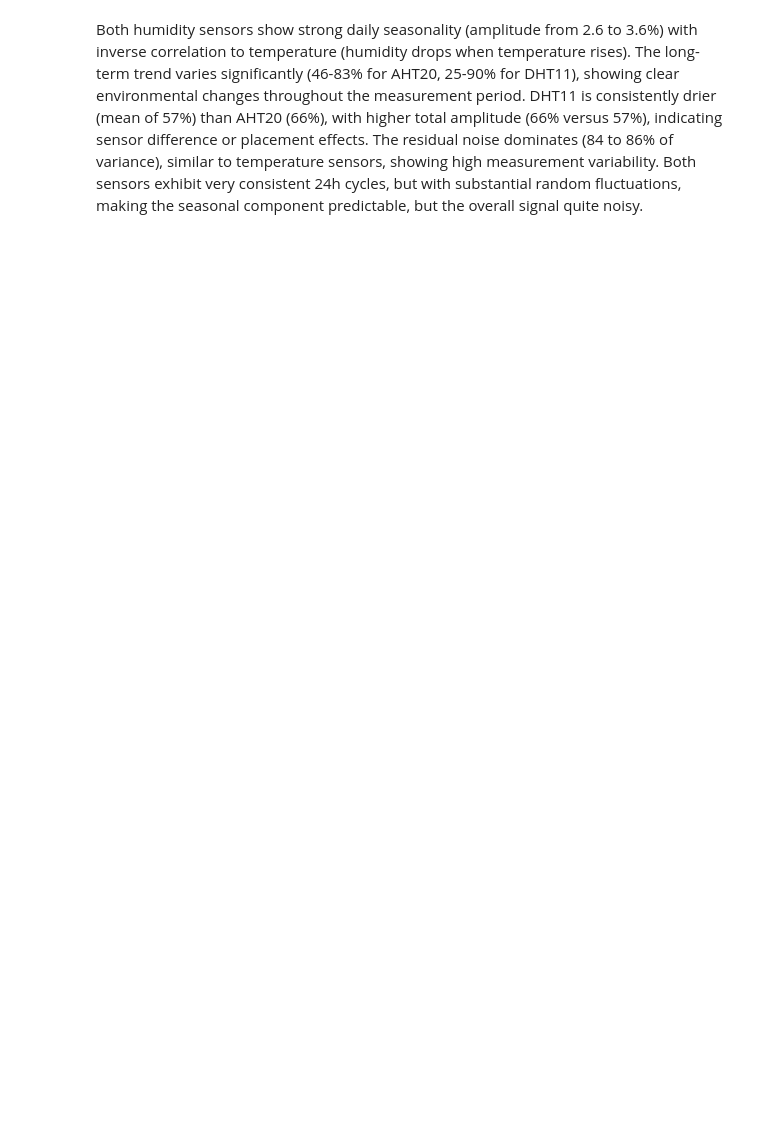
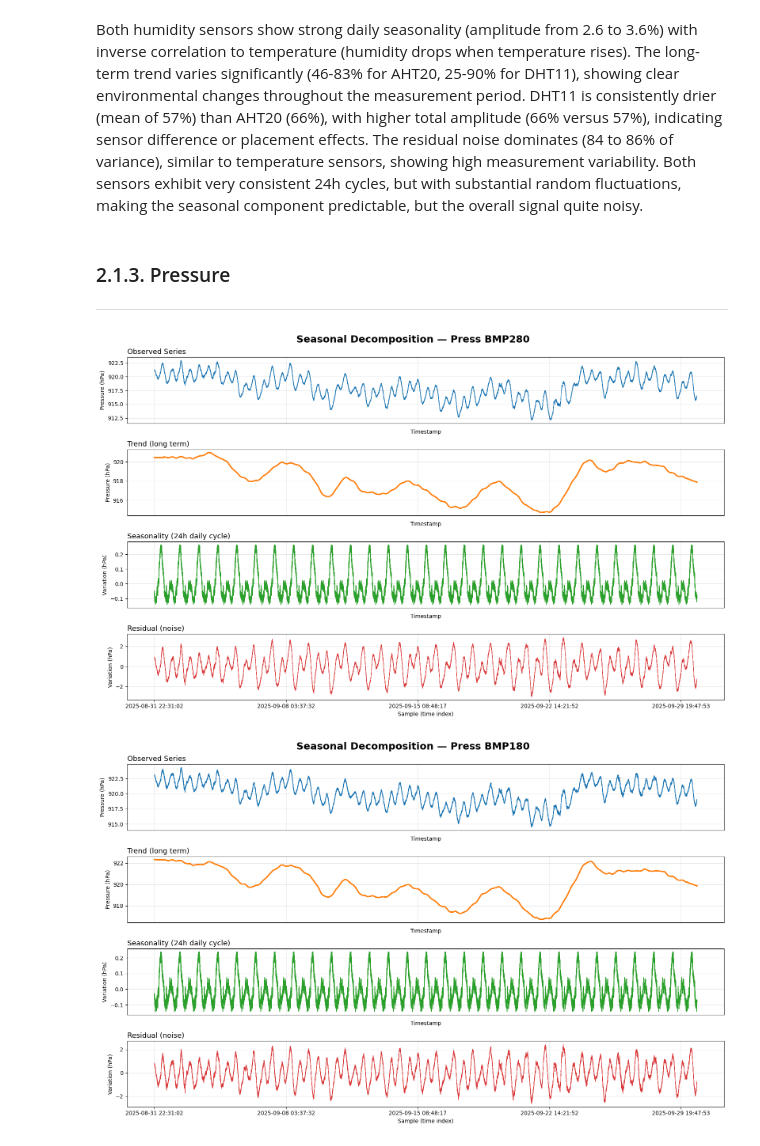
Before and after one commit to JonasSouza871/PolySense-Station-, a Jupyter notebook: Data_Analysis/Time_Series_Decomposition/Time_Series_Decomposition.ipynb, the cells around one changed output. Cells and saved outputs as stored; diff of their text form; code cells hidden in the pictures; blank space fills up the shorter version.

Commit message:
Add time series decomposition analysis for pressure

```diff
--- a/Data_Analysis/Time_Series_Decomposition/Time_Series_Decomposition.ipynb
+++ b/Data_Analysis/Time_Series_Decomposition/Time_Series_Decomposition.ipynb
@@ -352,3 +352,64 @@ display(df_metrics)# Display complete table
 | 1 | DHT11 | 56.830 | 13.698 | 66.000 | 29.008 | 3.556 | 12.707 | 33.219 | ... |
 # %% [markdown]
 Both humidity sensors show strong daily seasonality (amplitude from 2.6 to 3.6%) with inverse correlation to temperature (humidity drops when temperature rises). The long-term trend varies significantly (46-83% for AHT20, 25-90% for DHT11), showing clear environmental changes throughout the measurement period. DHT11 is consistently drier (mean of 57%) than AHT20 (66%), with higher total amplitude (66% versus 57%), indicating sensor difference or placement effects. The residual noise dominates (84 to 86% of variance), similar to temperature sensors, showing high measurement variability. Both sensors exhibit very consistent 24h cycles, but with substantial random fluctuations, making the seasonal component predictable, but the overall signal quite noisy.
+# %% [markdown]
+### 2.1.3. Pressure
+
+-----------
+# %%
+import matplotlib.pyplot as plt
+from statsmodels.tsa.seasonal import seasonal_decompose
+
+period = 24 * 60 * 2  #2880 points per day, considering measurements every 30 seconds
+press_cols = ['Press_BMP280_hPa', 'Press_BMP180_hPa'] #all pressure sensors
+
+for col in press_cols: #for all pressure sensors
+    serie = df[[col, 'Timestamp']].dropna().set_index('Timestamp')[col] #Clean series without error data
+    decomposition = seasonal_decompose(# Seasonal decomposition, decomposes a time series into:
+                                       # trend, seasonality and residual
+        serie,
+        model='additive', #series = trend + seasonality + residual (additive model)
+        period=period,#the period in which data repeats, in this case we consider daily cycle
+        extrapolate_trend='freq' #avoids NaNs at the edges
+    )
+
+    #Creates the 4 graphs for each SENSOR
+    fig, axes = plt.subplots(4, 1, figsize=(16, 10), dpi=100)
+    fig.suptitle(f'Seasonal Decomposition — {col.replace("_hPa", "").replace("_", " ")}',
+                 fontsize=18, fontweight='bold', y=0.98)
+
+    #OBSERVED
+    decomposition.observed.plot(ax=axes[0], color='#1f77b4', linewidth=0.9)
+    axes[0].set_title('Observed Series', fontsize=13, loc='left')
+    axes[0].set_ylabel('Pressure (hPa)')
+    axes[0].grid(True, alpha=0.3)
+    axes[0].set_xticklabels([])
+    axes[0].tick_params(bottom=False)
+
+    #TREND
+    decomposition.trend.plot(ax=axes[1], color='#ff7f0e', linewidth=2.5)
+    axes[1].set_title('Trend (long term)', fontsize=13, loc='left')
+    axes[1].set_ylabel('Pressure (hPa)')
+    axes[1].grid(True, alpha=0.3)
+    axes[1].set_xticklabels([])
+    axes[1].tick_params(bottom=False)
+
+    #SEASONALITY
+    decomposition.seasonal.plot(ax=axes[2], color='#2ca02c', linewidth=1.2)
+    axes[2].set_title('Seasonality (24h daily cycle)', fontsize=13, loc='left')
+    axes[2].set_ylabel('Variation (hPa)')
+    axes[2].grid(True, alpha=0.3)
+    axes[2].set_xticklabels([])
+    axes[2].tick_params(bottom=False)
+
+    #RESIDUAL
+    decomposition.resid.plot(ax=axes[3], color='#d62728', linewidth=0.7, alpha=0.9)
+    axes[3].set_title('Residual (noise)', fontsize=13, loc='left')
+    axes[3].set_ylabel('Variation (hPa)')
+    axes[3].set_xlabel('Sample (time index)')
+    axes[3].grid(True, alpha=0.3)
+    plt.tight_layout()
+    plt.show() #Opens a new window for each sensor
+# %% [output]
+[figure, added]
+[figure, added]
```
Also changed, not shown: parts of 4 cells of this notebook.
